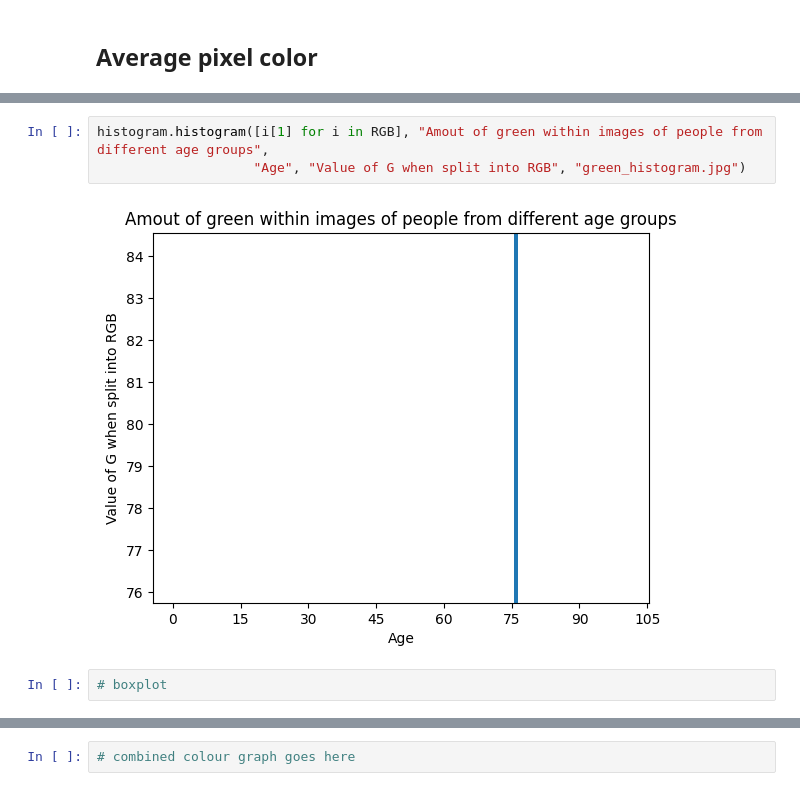
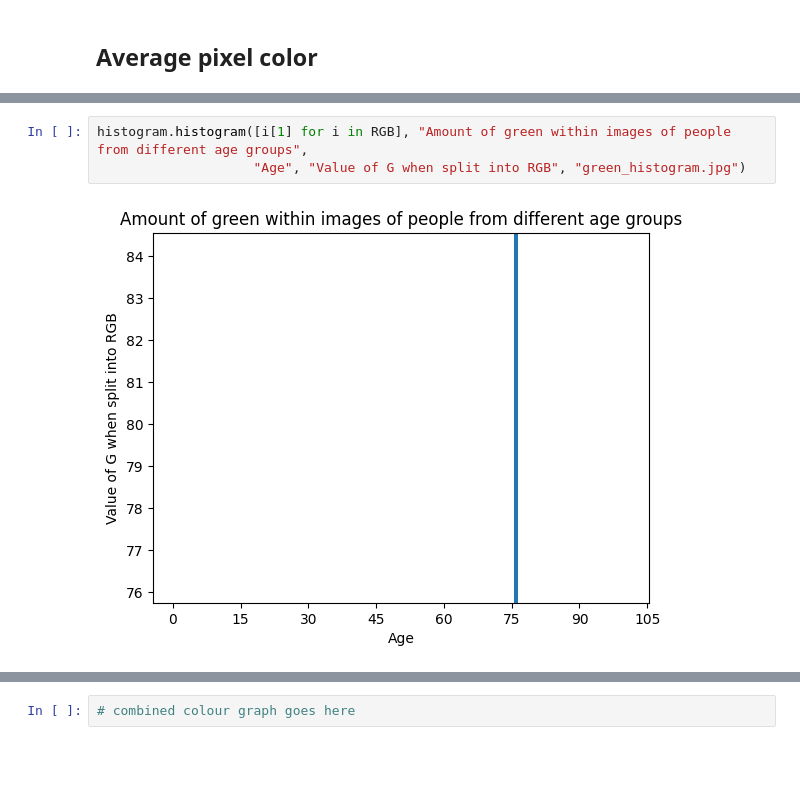
Before and after one commit to domser2002/ML_age_recognition, a Jupyter notebook: dataset/EDA.ipynb, the cells around one changed output, grey strips where cells are left out. Cells and saved outputs as stored; diff of their text form; blank space fills up the shorter version.

```diff
--- a/dataset/EDA.ipynb
+++ b/dataset/EDA.ipynb
@@ -111,7 +119,5 @@ histogram.histogram([i[0] for i in RGB], "Amout of red within images of people f
 # %%
-histogram.histogram([i[1] for i in RGB], "Amout of green within images of people from different age groups",
+histogram.histogram([i[1] for i in RGB], "Amount of green within images of people from different age groups",
                     "Age", "Value of G when split into RGB", "green_histogram.jpg")
 # %% [output]
-[figure, old version]
+[figure, new version]
-# %%
-# boxplot
```
Also changed, not shown: parts of 10 cells of this notebook.
